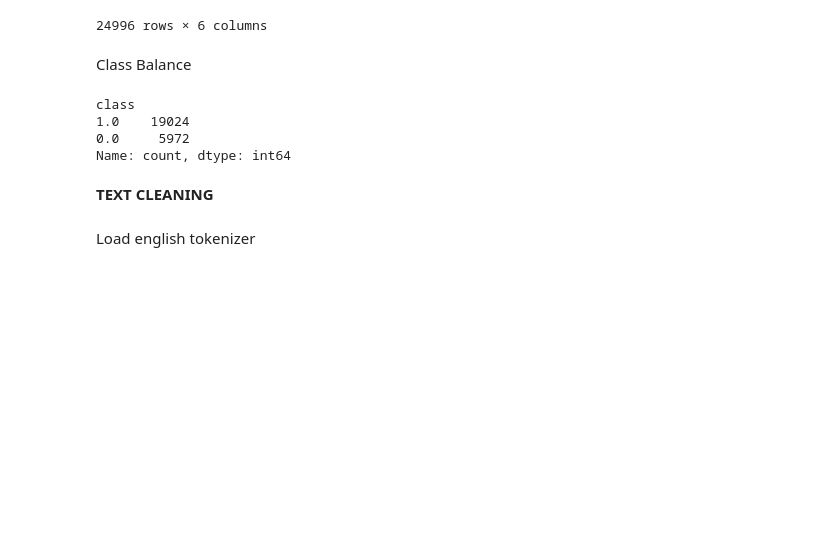
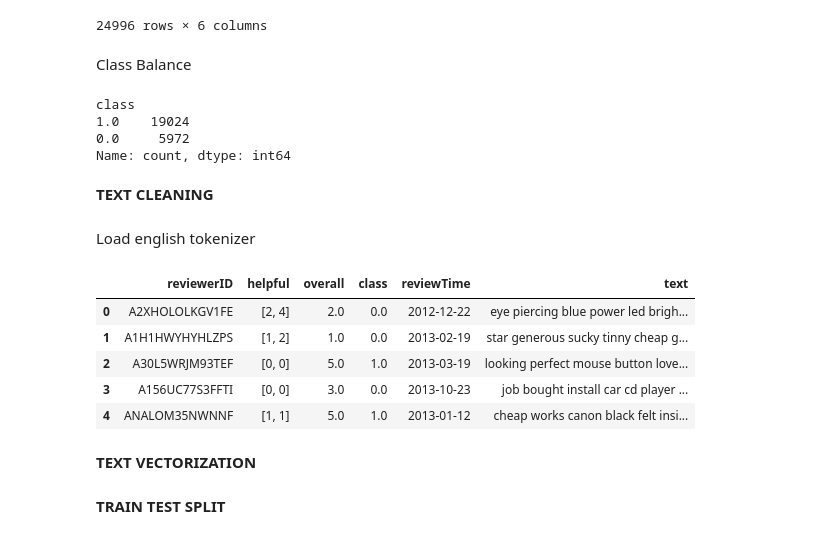
Before and after one commit to DivyanshuGaur5/SmartReviewClassifier, a Jupyter notebook: srf.ipynb, the cells around one changed output. Drawn from its saved outputs; the diff is of its cells as text; code cells hidden in the pictures; blank space fills up the shorter version.

Commit message:
text vectorisation and prototype model

```diff
--- a/srf.ipynb
+++ b/srf.ipynb
@@ -149,3 +149,14 @@ def clean_texts(text_list):
     return cleaned_reviews
 # %%
 df['text'] = clean_texts(df['text'].tolist())
+# %%
+df.head()
+# %% [output]
+|  | reviewerID | helpful | overall | class | reviewTime | text |
+| 0 | A2XHOLOLKGV1FE | [2, 4] | 2.0 | 0.0 | 2012-12-22 | eye piercing blue power led brigh... |
+| 1 | A1H1HWYHYHLZPS | [1, 2] | 1.0 | 0.0 | 2013-02-19 | star generous sucky tinny cheap g... |
+| 2 | A30L5WRJM93TEF | [0, 0] | 5.0 | 1.0 | 2013-03-19 | looking perfect mouse button love... |
+| 3 | A156UC77S3FFTI | [0, 0] | 3.0 | 0.0 | 2013-10-23 | job bought install car cd player ... |
+| 4 | ANALOM35NWNNF | [1, 1] | 5.0 | 1.0 | 2013-01-12 | cheap works canon black felt insi... |
+# %% [markdown]
+**TEXT VECTORIZATION**
@@ -151,0 +170,2 @@ df['text'] = clean_texts(df['text'].tolist())
+# %% [markdown]
+**TRAIN TEST SPLIT**
```
Also changed, not shown: parts of 10 cells of this notebook.
